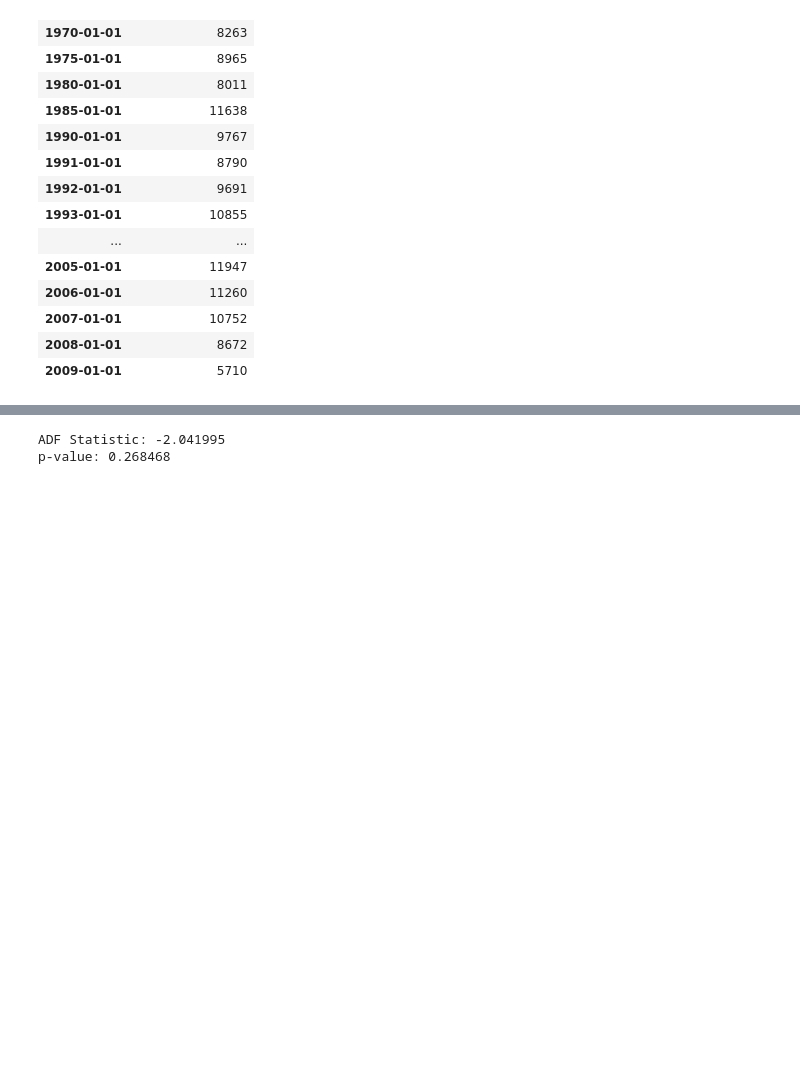
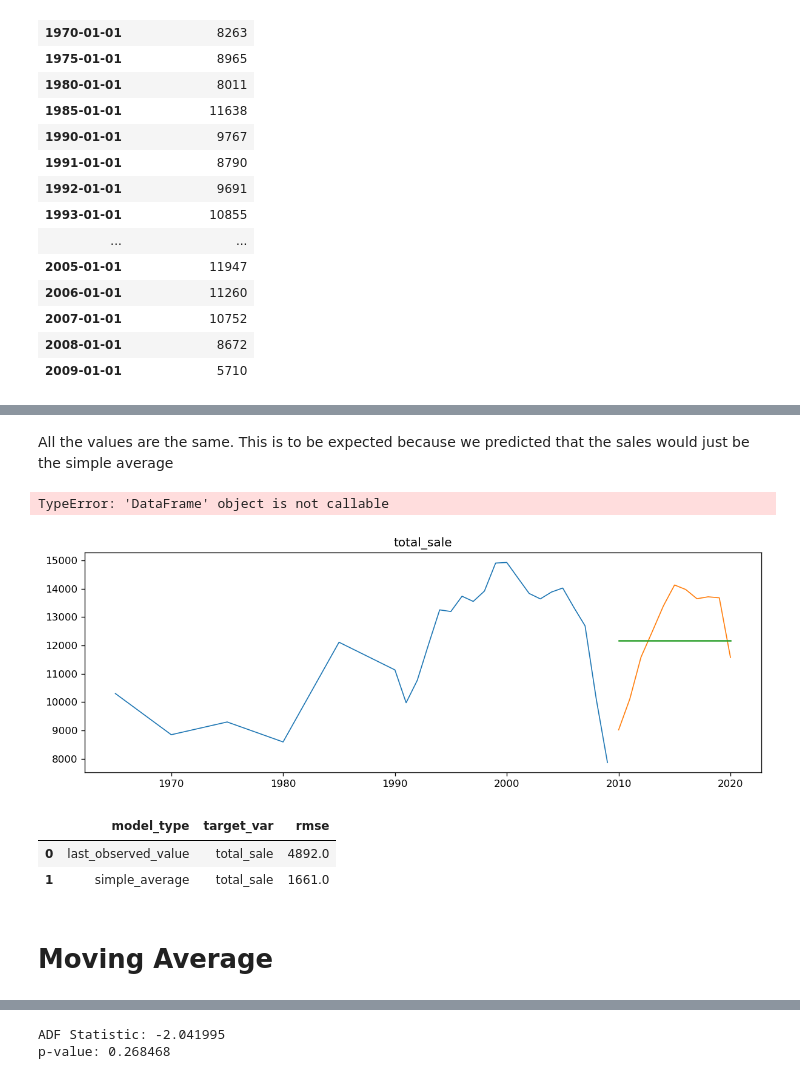
Before and after one commit to Dude-where-s-my-copper/EV_growth, a Jupyter notebook: jarad_model_notebook.ipynb, the cells around one changed output, grey strips where cells are left out. Saved outputs shown, nothing was run; the diff lists cells and outputs as text; code cells hidden in the pictures; blank space fills up the shorter version.

```diff
--- a/jarad_model_notebook.ipynb
+++ b/jarad_model_notebook.ipynb
@@ -164,0 +123,8 @@ ValueError: This function does not handle missing values
+# %%
+from math import sqrt
+from sklearn.metrics import mean_squared_error
+# evaluation function to compute rmse
+def evaluate(target_var):
+
+    rmse = round(sqrt(mean_squared_error(test[target_var], yhat_df[target_var])), 0)
+    return rmse
@@ -164,0 +142,10 @@ ValueError: This function does not handle missing values
+# %%
+# Create the empty dataframe
+eval_df = pd.DataFrame(columns=['model_type', 'target_var', 'rmse'])
+
+# function to store rmse for comparison purposes
+def append_eval_df(model_type, target_var):
+    rmse = evaluate(target_var)
+    d = {'model_type': [model_type], 'target_var': [target_var], 'rmse': [rmse]}
+    d = pd.DataFrame(d)
+    return eval_df.append(d, ignore_index = True)
@@ -164,0 +194,6 @@ ValueError: This function does not handle missing values
+# %%
+for col in train.columns:
+    eval_df = append_eval_df(model_type = 'last_observed_value',
+                             target_var = col)
+
+eval_df
@@ -164,0 +246,19 @@ ValueError: This function does not handle missing values
+# %% [markdown]
+All the values are the same. This is to be expected because we predicted that the sales would just be the simple average
+# %%
+for col in train.columns:
+    plot_and_eval(col)
+# %% [output]
+TypeError: 'DataFrame' object is not callable
+[figure, added]
+# %%
+for col in train.columns:
+    eval_df = append_eval_df(model_type='simple_average',
+                            target_var = col)
+eval_df
+# %% [output]
+|  | model_type | target_var | rmse |
+| 0 | last_observed_value | total_sale | 4892.0 |
+| 1 | simple_average | total_sale | 1661.0 |
+# %% [markdown]
+# Moving Average
```
Also changed, not shown: parts of 33 cells of this notebook.
